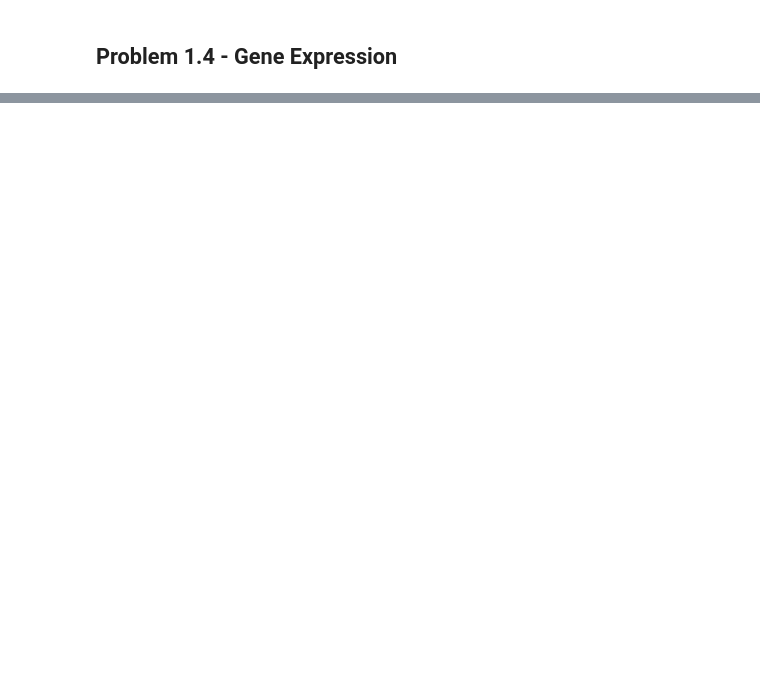
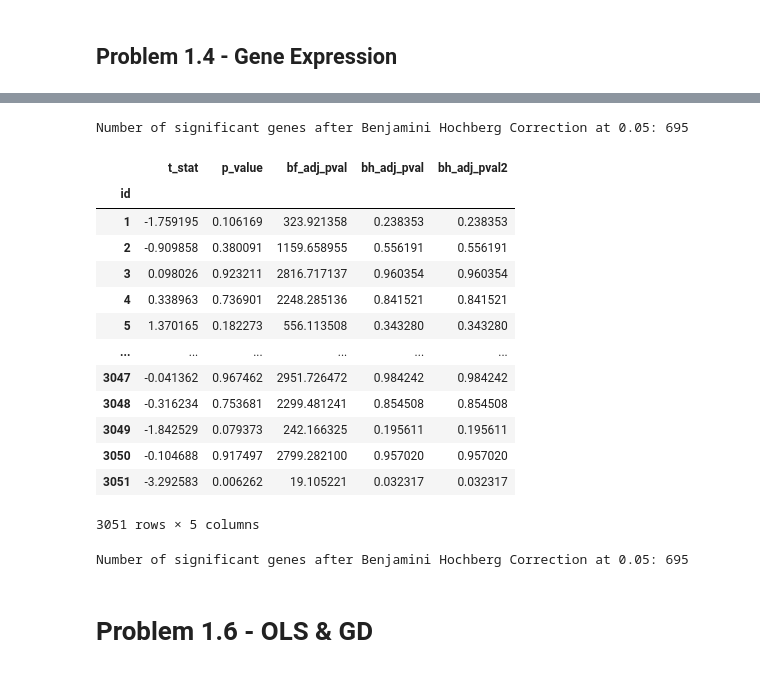
Before and after one commit to eeshansrivastava89/datascience, a Jupyter notebook: mit_stats/course3 - modeling/analysis1/analysis1.ipynb, the cells around one changed output, grey strips where cells are left out. Drawn from its saved outputs; the diff is of its cells as text; code cells hidden in the pictures; blank space fills up the shorter version.

```diff
--- a/mit_stats/course3 - modeling/analysis1/analysis1.ipynb
+++ b/mit_stats/course3 - modeling/analysis1/analysis1.ipynb
@@ -95,0 +122,10 @@ with zipfile.ZipFile("release_statsreview_release1.zip") as zip_file:
+# %%
+df_golub_cl = pd.read_csv('golub_data/golub_cl.csv')
+df_golub_cl = df_golub_cl.rename(columns=
+    {
+        df_golub_cl.columns[0]: 'patient_id',
+        df_golub_cl.columns[1]: 'class'
+    }
+)
+
+display(df_golub_cl)
@@ -95,0 +256,7 @@ with zipfile.ZipFile("release_statsreview_release1.zip") as zip_file:
+# %%
+# bonferroni correction - divide alpha by number of tests or multiply p-values by no. of tests
+
+results['bf_adj_pval'] = results['p_value'] * len(df_golub)
+#results['bf_adj_pval'] = results['bf_adj_pval'].clip(upper=1)
+
+display(results)
@@ -95,0 +283,7 @@ with zipfile.ZipFile("release_statsreview_release1.zip") as zip_file:
+# %%
+# benjamini hochberg correction
+from scipy import stats
+
+results['bh_adj_pval'] = stats.false_discovery_control(results['p_value'])
+
+display(results)
@@ -95,0 +305,38 @@ with zipfile.ZipFile("release_statsreview_release1.zip") as zip_file:
+# %%
+num_significant_genes_bh = len(results[results['bh_adj_pval'] <= 0.05])
+print(f"Number of significant genes after Benjamini Hochberg Correction at 0.05: {num_significant_genes_bh}")
+# %% [output]
+Number of significant genes after Benjamini Hochberg Correction at 0.05: 695
+# %%
+from statsmodels.stats.multitest import multipletests
+
+# Apply Benjamini-Hochberg correction
+_, bh_adj_pvals, _, _ = multipletests(results['p_value'], alpha=0.05, method='fdr_bh')
+
+# Add the adjusted p-values to the DataFrame
+results['bh_adj_pval2'] = bh_adj_pvals
+
+# Display the results
+display(results)
+# %% [output]
+|  | t_stat | p_value | bf_adj_pval | bh_adj_pval | bh_adj_pval2 |
+| id |  |  |  |  |  |
+| 1 | -1.759195 | 0.106169 | 323.921358 | 0.238353 | 0.238353 |
+| 2 | -0.909858 | 0.380091 | 1159.658955 | 0.556191 | 0.556191 |
+| 3 | 0.098026 | 0.923211 | 2816.717137 | 0.960354 | 0.960354 |
+| 4 | 0.338963 | 0.736901 | 2248.285136 | 0.841521 | 0.841521 |
+| 5 | 1.370165 | 0.182273 | 556.113508 | 0.343280 | 0.343280 |
+| ... | ... | ... | ... | ... | ... |
+| 3047 | -0.041362 | 0.967462 | 2951.726472 | 0.984242 | 0.984242 |
+| 3048 | -0.316234 | 0.753681 | 2299.481241 | 0.854508 | 0.854508 |
+| 3049 | -1.842529 | 0.079373 | 242.166325 | 0.195611 | 0.195611 |
+| 3050 | -0.104688 | 0.917497 | 2799.282100 | 0.957020 | 0.957020 |
+| 3051 | -3.292583 | 0.006262 | 19.105221 | 0.032317 | 0.032317 |
+3051 rows × 5 columns
+# %%
+num_significant_genes_bh = len(results[results['bh_adj_pval2'] <= 0.05])
+print(f"Number of significant genes after Benjamini Hochberg Correction at 0.05: {num_significant_genes_bh}")
+# %% [output]
+Number of significant genes after Benjamini Hochberg Correction at 0.05: 695
+# %% [markdown]
+# Problem 1.6 - OLS & GD
```
Also changed, not shown: parts of 28 cells of this notebook, 2 other files.
